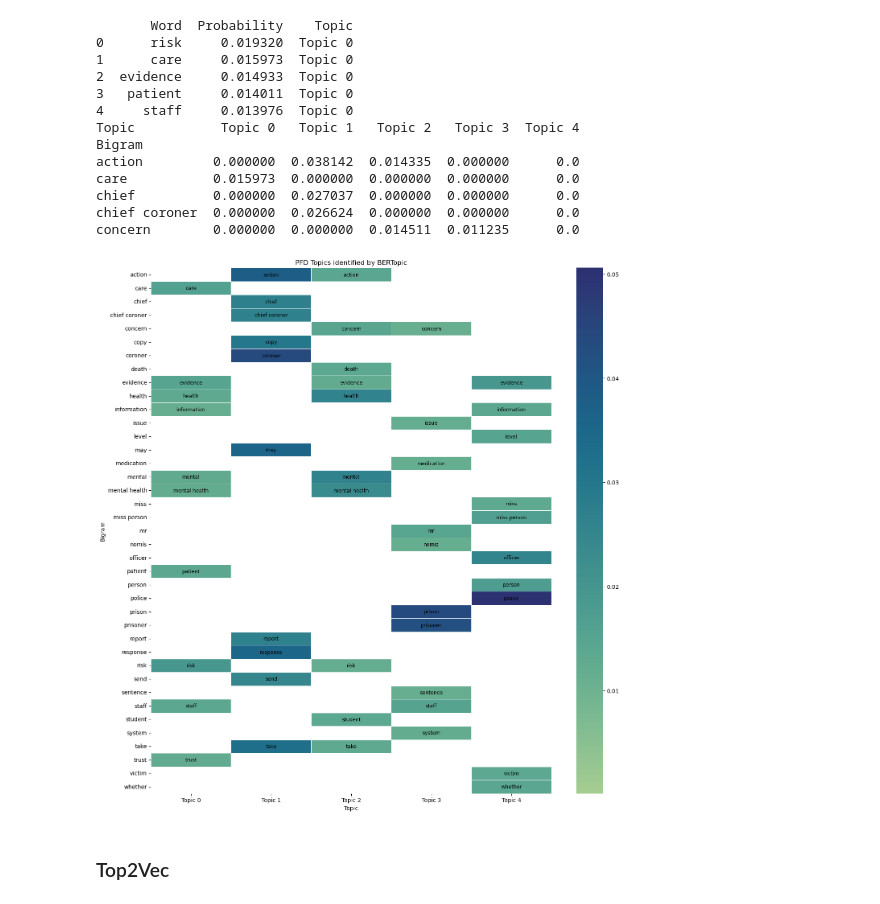
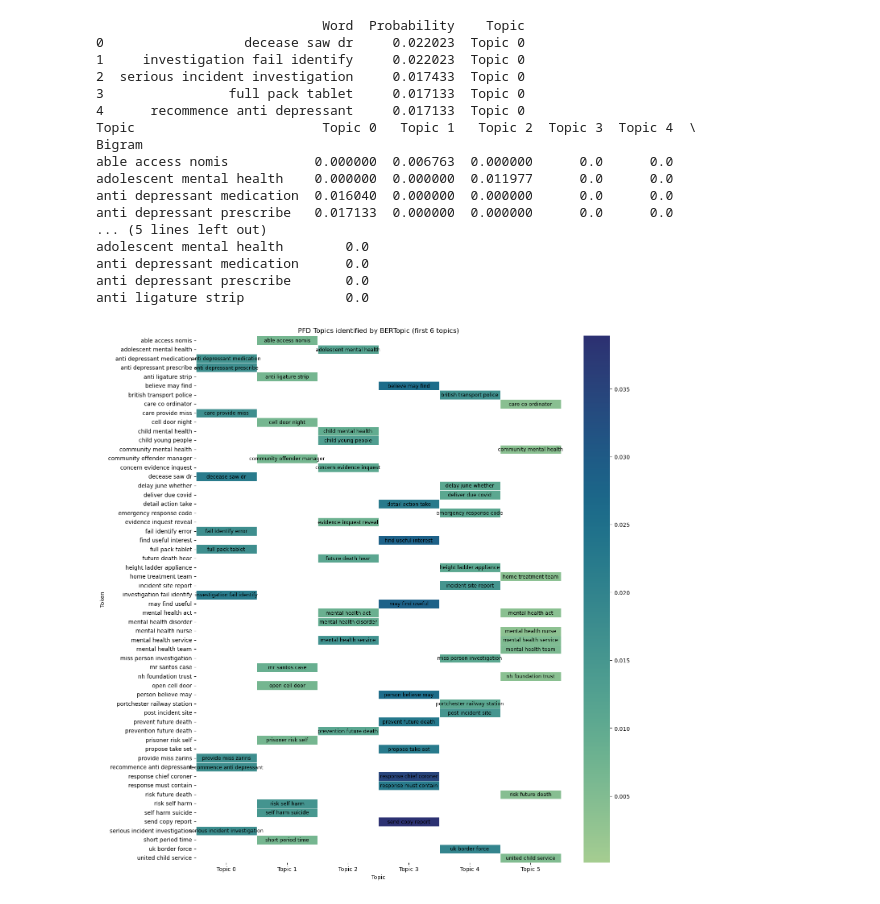
Before and after one commit to Samuel-Osian-Andrews/PFD_NLP, a Jupyter notebook: Scripts/TopicModelling.ipynb, the cells around one changed output. Drawn from its saved outputs; the diff is of its cells as text; code cells hidden in the pictures.

Commit message:
Improve topic models via trigrams

```diff
--- a/Scripts/TopicModelling.ipynb
+++ b/Scripts/TopicModelling.ipynb
@@ -47,12 +55,14 @@ from sklearn.feature_extraction.text import CountVectorizer
 reports = data['ProcessedContent'].tolist()
 
 # Initialise the vectorizer
-vectorizer_model = CountVectorizer(ngram_range = (1, 3))
+# ...We set ngram_range to (3, 3) to extract 3-word phrases only (trigrams)
+# ...Change to (1, 2) to extract single words (unigrams) and 2-word phrases (bigrams), for example.
+vectorizer_model = CountVectorizer(ngram_range = (3, 3))
 
-# Generate a bigram topic model with 12 top terms
-bertopic_model = BERTopic(top_n_words = 12,
-                          n_gram_range = (1, 3),
-                          #nr_topics = 10, # ...commented out to allow the model to determine the number of topics
+# Generate a topic model with 10 top terms
+bertopic_model = BERTopic(top_n_words = 10,
+                          n_gram_range = (3, 3),
+                          nr_topics = 10,
                           vectorizer_model = vectorizer_model,
                           umap_model = UMAP(random_state = 230624))
 
@@ -68,4 +78,7 @@ print(f"Number of unique topics identified: {num_unique_topics}")
 # Get topic information
 topic_info = bertopic_model.get_topic_info()
 print("Topic Info:\n", topic_info)
+
+# Print most frequent topics
+bertopic_model.get_topic_freq().head(10)
 # %% [output]
@@ -88,0 +110,23 @@ Topic Info:
+# %%
+# Add topics to our data frame
+data['Topic'] = topics
+
+# Get the top 10 reports for each topic
+top_urls_per_topic = {}
+
+for topic in unique_topics:
+    if topic != -1:  # Skip the outlier topic if it exists (BERTopic assigns outliers to "topic -1")
+        # Filter data by topic and sort by probability
+        topic_data = data[data['Topic'] == topic]
+        top_reports = topic_data.nlargest(10, 'Topic')
+        top_urls = top_reports['URL'].tolist()
+        top_urls_per_topic[f'Topic {topic}'] = top_urls
+
+# Print the URLs of the top 10 reports for each topic
+print("For each topic, the top 10 most aligned reports are: ")
+
+for topic, urls in top_urls_per_topic.items():
+    print(f"{topic}:")
+    for url in urls:
+        print(url)
+    print("\n")
@@ -99,7 +161,7 @@ unique_topics = set(topics)
 
 # Iterate over each unique topic and store the topic data in a DataFrame
 for topic_id in unique_topics:
-    if topic_id != -1:  # Skip the outlier topic if it exists
+    if topic_id != -1:  # Skip the outlier topic if it exists (reflected through "-1")
         topic_words = bertopic_model.get_topic(topic_id)
         topic_df = pd.DataFrame(topic_words, columns=['Word', 'Probability'])
         topic_df['Topic'] = f'Topic {topic_id}'
@@ -119,46 +181,48 @@ reshaped_data.set_index('Bigram', inplace=True)
 
 # Create pivot table for heatmap
 pivot_table = reshaped_data.pivot(columns='Topic', values='Prob').fillna(0)
 
 # Check the pivot_table content
 print(pivot_table.head())
 
 # Plot heatmap
 plt.figure(figsize=(14, 14))
 cmap = sns.color_palette("crest", as_cmap=True)
 cmap.set_under(color='white')
 
 # Generate heatmap
 sns.heatmap(pivot_table, cmap=cmap, linewidths=0.5, annot=False,
             cbar=True, mask=(pivot_table == 0), vmin=0.0001)
 
 # Add bigrams with non-zero probability on top of the heatmap
 for i, bigram in enumerate(pivot_table.index):
     for j, topic in enumerate(pivot_table.columns):
         if pivot_table.loc[bigram, topic] > 0:
             plt.text(j + 0.5, i + 0.5, bigram, ha='center', va='center',
                      color='black' if pivot_table.loc[bigram, topic] > 0 else 'white', fontsize=9)
 
 # Customize plot
-plt.title('PFD Topics identified by BERTopic')
+plt.title('PFD Topics identified by BERTopic (first 6 topics)')
 plt.xlabel('Topic')
 plt.ylabel('Token')
 plt.tight_layout()
 plt.show()
 # %% [output]
-       Word  Probability    Topic
-0      risk     0.019320  Topic 0
-1      care     0.015973  Topic 0
-2  evidence     0.014933  Topic 0
-3   patient     0.014011  Topic 0
-4     staff     0.013976  Topic 0
-Topic           Topic 0   Topic 1   Topic 2   Topic 3  Topic 4
+                             Word  Probability    Topic
+0                  decease saw dr     0.022023  Topic 0
+1     investigation fail identify     0.022023  Topic 0
+2  serious incident investigation     0.017433  Topic 0
+3                full pack tablet     0.017133  Topic 0
+4      recommence anti depressant     0.017133  Topic 0
+Topic                        Topic 0   Topic 1   Topic 2  Topic 3  Topic 4  \
 Bigram
-action         0.000000  0.038142  0.014335  0.000000      0.0
-care           0.015973  0.000000  0.000000  0.000000      0.0
-chief          0.000000  0.027037  0.000000  0.000000      0.0
-chief coroner  0.000000  0.026624  0.000000  0.000000      0.0
-concern        0.000000  0.000000  0.014511  0.011235      0.0
+able access nomis           0.000000  0.006763  0.000000      0.0      0.0
+adolescent mental health    0.000000  0.000000  0.011977      0.0      0.0
+anti depressant medication  0.016040  0.000000  0.000000      0.0      0.0
+anti depressant prescribe   0.017133  0.000000  0.000000      0.0      0.0
+... (5 lines left out)
+adolescent mental health        0.0
+anti depressant medication      0.0
+anti depressant prescribe       0.0
+anti ligature strip             0.0
-[figure, old version]
+[figure, new version]
-# %% [markdown]
-### Top2Vec
```
Also changed, not shown: parts of 6 cells of this notebook.
